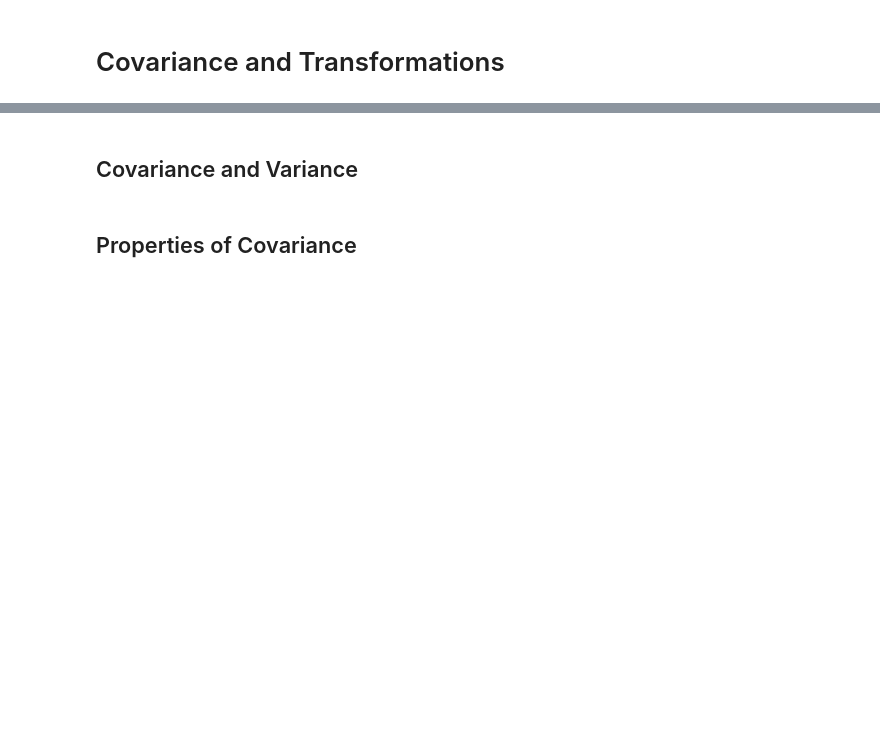
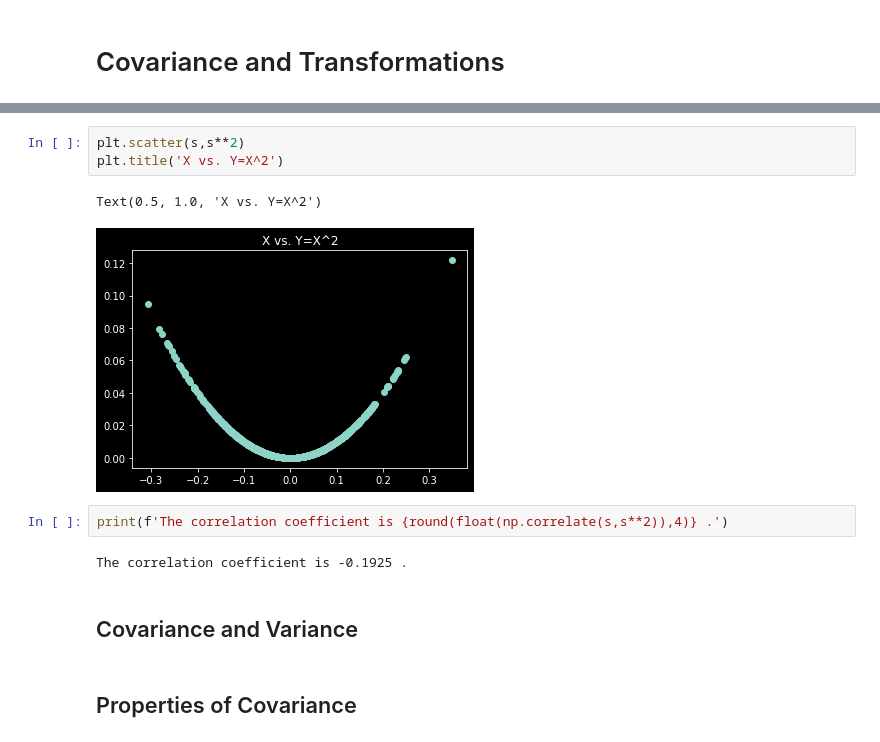
Before and after one commit to simonlevine/simonsays, a Jupyter notebook: _notebooks/2021-01-05-probability.ipynb, the cells around one changed output, grey strips where cells are left out. Drawn from its saved outputs; the diff is of its cells as text; blank space fills up the shorter version.

```diff
--- a/_notebooks/2021-01-05-probability.ipynb
+++ b/_notebooks/2021-01-05-probability.ipynb
@@ -304,3 +346,13 @@ We will now take a look at topics that are more practical and/or obscure, such a
+# %%
+plt.scatter(s,s**2)
+plt.title('X vs. Y=X^2')
+# %% [output]
+Text(0.5, 1.0, 'X vs. Y=X^2')
+[figure, added]
+# %%
+print(f'The correlation coefficient is {round(float(np.correlate(s,s**2)),4)} .')
+# %% [output]
+The correlation coefficient is -0.1925 .
 # %% [markdown]
 ## Covariance and Variance
 # %% [markdown]
```
Also changed, not shown: parts of 16 cells of this notebook.
